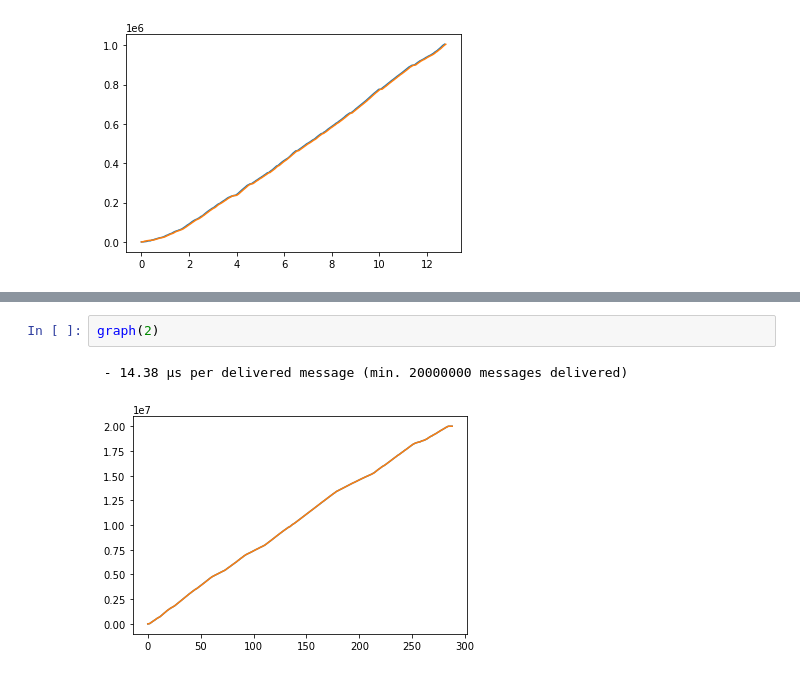
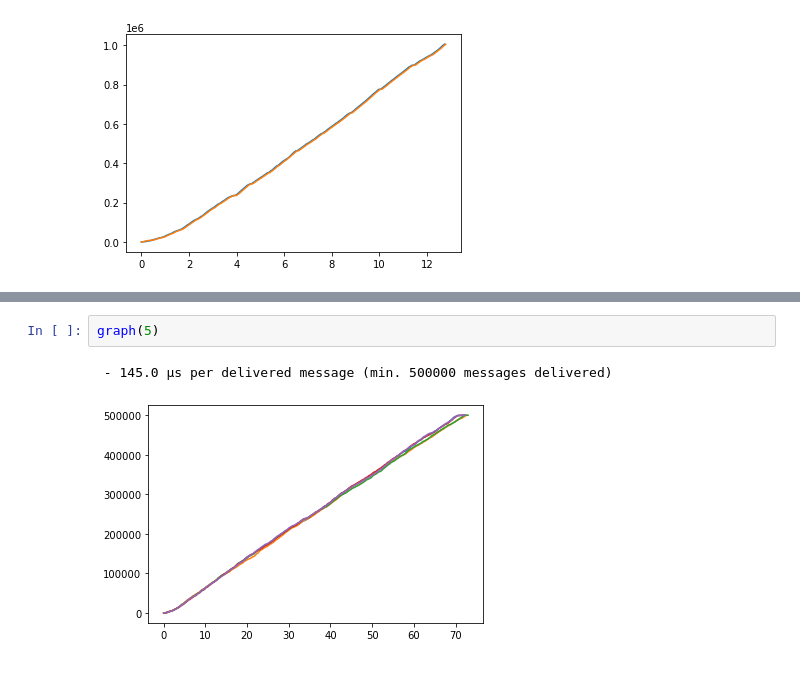
Before and after one commit to robinmamie/distributed-algorithms, a Jupyter notebook: timings.ipynb, the cells around one changed output, grey strips where cells are left out. Drawn from its saved outputs; the diff is of its cells as text.

```diff
--- a/timings.ipynb
+++ b/timings.ipynb
@@ -139,5 +124,5 @@ graph(2)
 # %%
-graph(2)
+graph(5)
 # %% [output]
- - 14.38 µs per delivered message (min. 20000000 messages delivered)
+ - 145.0 µs per delivered message (min. 500000 messages delivered)
-[figure, old version]
+[figure, new version]
```
Also changed, not shown: parts of 5 cells of this notebook, 5 other files.
